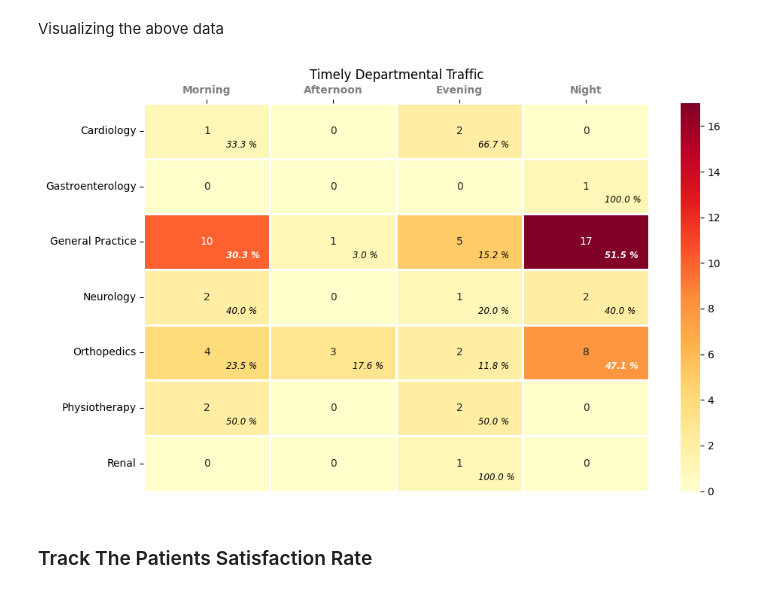
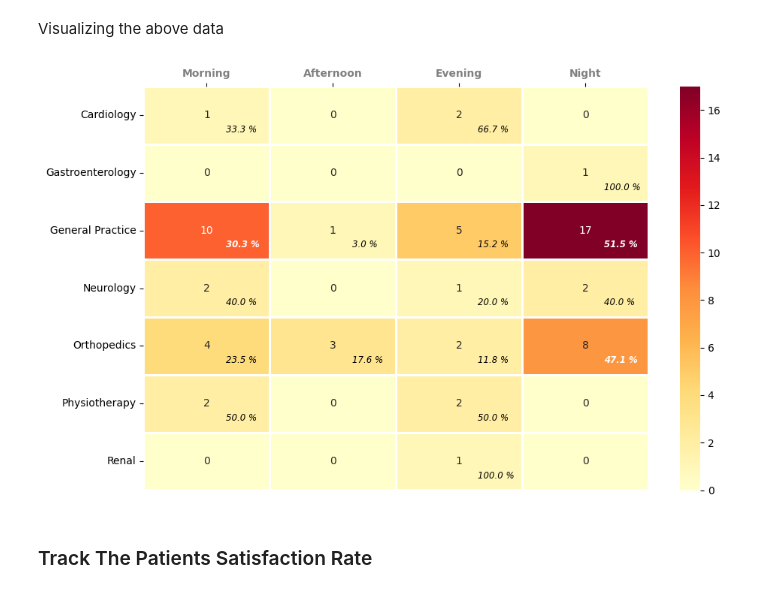
Before and after one commit to charismaticromeo/HospitalDashboard, a Jupyter notebook: main.ipynb, the cells around one changed output. Drawn from its saved outputs; the diff is of its cells as text; code cells hidden in the pictures.

```diff
--- a/main.ipynb
+++ b/main.ipynb
@@ -395,45 +398,43 @@ timely_departmental_population(filtered_dataframe(start_date, end_date))
 # %% [markdown]
 Visualizing the above data
 # %%
-def timely_departmental_population_visual():
-    df = timely_departmental_population(filtered_dataframe(start_date, end_date))
-
+def timely_departmental_population_visual(df):
     # Getting half of the max value
     half_largest = (df.values.max()/2)-1
 
     # Getting the sum of each row
     daily_sum = df.sum(axis=1)
 
     # Getting the percentage representations
     percent_df = df.apply(lambda x: (x/daily_sum)*100).round(1)
 
     fig, ax = plt.subplots(figsize=(10,6))
     sns.heatmap(data=df, annot=True, linewidths=1, cmap='YlOrRd')
-    ax.set_title("Timely Departmental Traffic")
+    # ax.set_title("Timely Departmental Traffic")
 
     # Annotating with percentages
     for i, department in enumerate(percent_df.index):
         for k, perc_val in enumerate(percent_df.loc[department]):
             no_of_patients = df.iloc[i,k]
             if no_of_patients != 0:
                 if no_of_patients >= half_largest:
                     ax.text(x=k+.65, y=i+.75,s=f'{perc_val} %', va='center', ha='left', color='white', fontsize=8.5, style='oblique', weight='bold')
                 else:
                     ax.text(x=k+.65, y=i+.75,s=f'{perc_val} %', va='center', ha='left', style='oblique', fontsize=8.5)
 
     # Set font for both x and y axes
     ax.set_xticklabels(ax.get_xticklabels(), fontdict=dict(color='grey', weight='bold'))
 
     # Move the x tick labels to the top
     ax.xaxis.set_ticks_position('top')
 
     plt.tight_layout()
     plt.close()
     return fig
 
-timely_departmental_population_visual()
+timely_departmental_population_visual(timely_departmental_population(filtered_dataframe(start_date, end_date)))
 # %% [output]
-[figure, old version]
+[figure, new version]
 # %% [markdown]
 ### Track The Patients Satisfaction Rate
 # %% [markdown]
```
Also changed, not shown: parts of 18 cells of this notebook.
